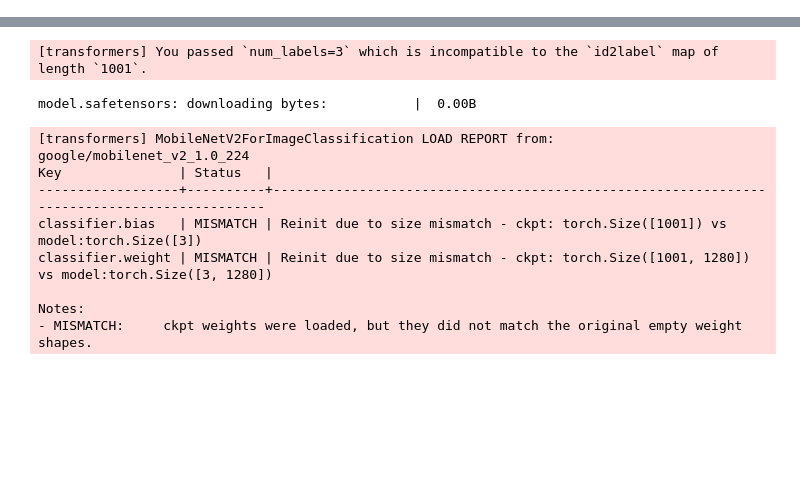
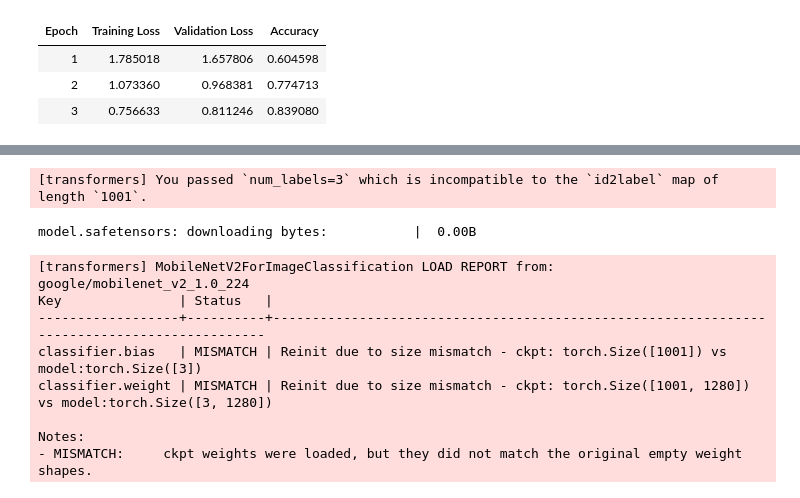
Before and after one commit to jacktonomondi439-alt/-CIS-221-SEPT-DEC-2025-, a Jupyter notebook: AI_DISEASE_DETECTOR.ipynb, the cells around one changed output, grey strips where cells are left out. Saved outputs shown, nothing was run; the diff lists cells and outputs as text; code cells hidden in the pictures; blank space fills up the shorter version.

```diff
--- a/AI_DISEASE_DETECTOR.ipynb
+++ b/AI_DISEASE_DETECTOR.ipynb
@@ -101,0 +68,86 @@ Image preprocessing set up successfully!
+# %%
+import torch
+import evaluate
+import numpy as np
+from PIL import Image
+from torchvision.transforms import Compose, Resize, ToTensor, Normalize
+from transformers import (
+    AutoImageProcessor,
+    AutoModelForImageClassification,
+    TrainingArguments,
+    Trainer
+)
+
+MODEL_CHECKPOINT = "google/mobilenet_v2_1.0_224"
+image_processor = AutoImageProcessor.from_pretrained(MODEL_CHECKPOINT)
+
+normalize = Normalize(
+    mean=image_processor.image_mean,
+    std=image_processor.image_std
+)
+
+clean_transforms = Compose([
+    Resize((224, 224)),
+    ToTensor(),
+    normalize
+])
+
+def transform(batch):
+    return {
+        "pixel_values": [clean_transforms(img.convert("RGB")) for img in batch["image"]],
+        "labels": batch["labels"]
+    }
+
+dataset["train"].set_transform(transform)
+dataset["validation"].set_transform(transform)
+dataset["test"].set_transform(transform)
+
+def collate_fn(batch):
+    pixel_values = torch.stack([x["pixel_values"] for x in batch])
+    labels = torch.tensor([x["labels"] for x in batch], dtype=torch.long)
+    return {"pixel_values": pixel_values, "labels": labels}
+
+# Load model with all 38 PlantVillage output classes
+model = AutoModelForImageClassification.from_pretrained(
+    MODEL_CHECKPOINT,
+    num_labels=len(labels),
+    id2label=id2label,
+    label2id=label2id,
+    ignore_mismatched_sizes=True
+)
+
+accuracy_metric = evaluate.load("accuracy")
+def compute_metrics(eval_pred):
+    predictions, true_labels = eval_pred
+    preds = np.argmax(predictions, axis=1)
+    return accuracy_metric.compute(predictions=preds, references=true_labels)
+
+training_args = TrainingArguments(
+    output_dir="./plantvillage_results",
+    eval_strategy="epoch",
+    save_strategy="epoch",
+    learning_rate=5e-5,
+    per_device_train_batch_size=32,
+    per_device_eval_batch_size=32,
+    num_train_epochs=3,
+    weight_decay=0.01,
+    load_best_model_at_end=True,
+    metric_for_best_model="accuracy",
+    logging_steps=20,
+    fp16=torch.cuda.is_available(),
+    remove_unused_columns=False,
+    push_to_hub=False
+)
+
+trainer = Trainer(
+    model=model,
+    args=training_args,
+    train_dataset=dataset["train"],
+    eval_dataset=dataset["validation"],
+    data_collator=collate_fn,
+    compute_metrics=compute_metrics,
+)
+
+print("\n🚀 Training on 38 PlantVillage classes starting! (takes ~3 minutes on GPU)...")
+trainer.train()
+# %% [output]
@@ -101,0 +166,4 @@ Image preprocessing set up successfully!
+| Epoch | Training Loss | Validation Loss | Accuracy |
+| 1 | 1.785018 | 1.657806 | 0.604598 |
+| 2 | 1.073360 | 0.968381 | 0.774713 |
+| 3 | 0.756633 | 0.811246 | 0.839080 |
```
Also changed, not shown: parts of 7 cells of this notebook.
